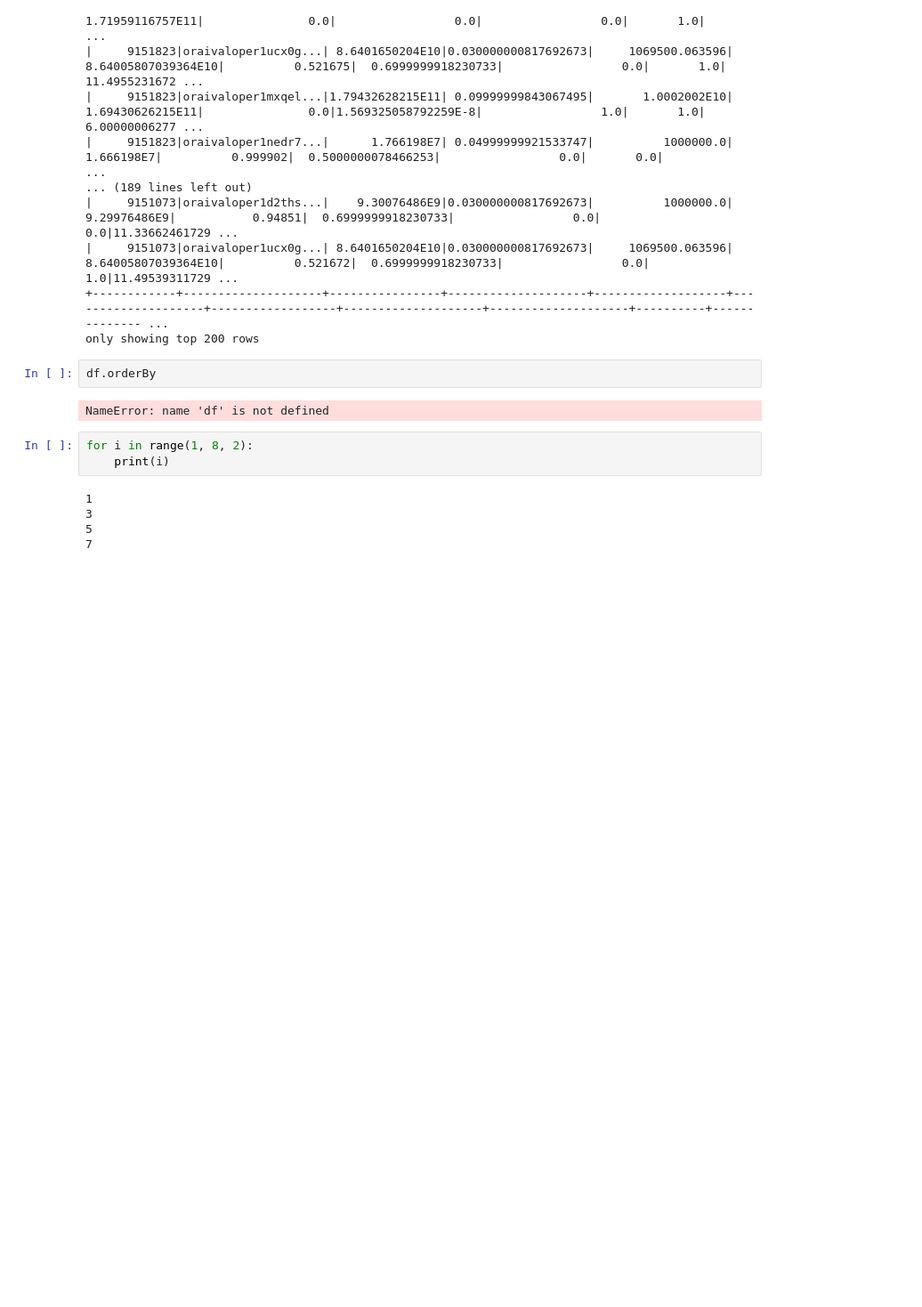
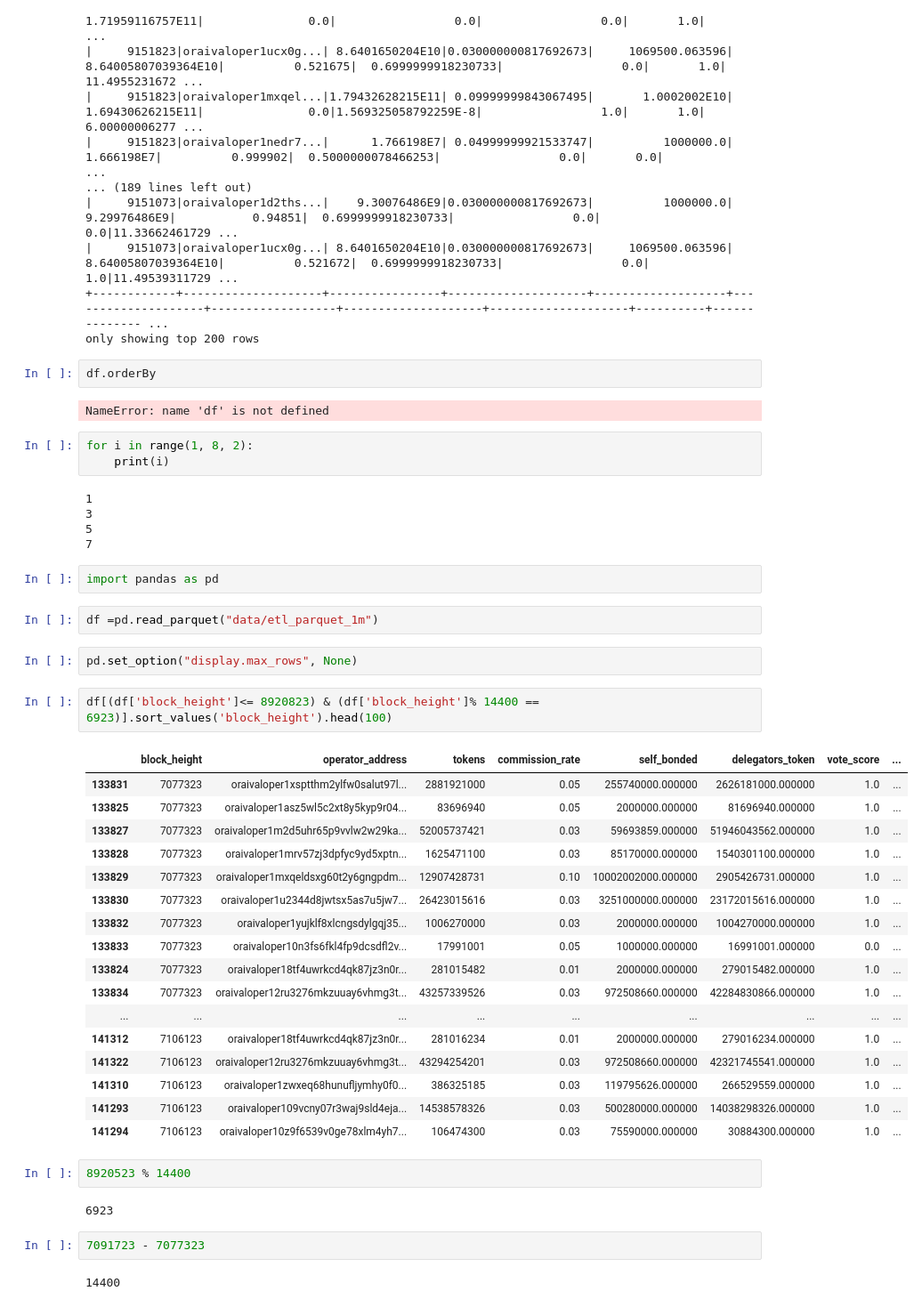
Before and after one commit to hainguyenhuy2002/orchai_validator, a Jupyter notebook: notebooks/01_test.ipynb, the cells around one changed output. Shown: that part at 89% size. Cells and saved outputs as stored; diff of their text form; blank space fills up the shorter version.

```diff
--- a/notebooks/01_test.ipynb
+++ b/notebooks/01_test.ipynb
@@ -319,3 +323,37 @@ for i in range(1, 8, 2):
 3
 5
 7
+# %%
+import pandas as pd
+# %%
+df =pd.read_parquet("data/etl_parquet_1m")
+# %%
+pd.set_option("display.max_rows", None)
+# %%
+df[(df['block_height']<= 8920823) & (df['block_height']% 14400 == 6923)].sort_values('block_height').head(100)
+# %% [output]
+|  | block_height | operator_address | tokens | commission_rate | self_bonded | delegators_token | vote_score | ... |
+| 133831 | 7077323 | oraivaloper1xsptthm2ylfw0salut97l... | 2881921000 | 0.05 | 255740000.000000 | 2626181000.000000 | 1.0 | ... |
+| 133825 | 7077323 | oraivaloper1asz5wl5c2xt8y5kyp9r04... | 83696940 | 0.05 | 2000000.000000 | 81696940.000000 | 1.0 | ... |
+| 133827 | 7077323 | oraivaloper1m2d5uhr65p9vvlw2w29ka... | 52005737421 | 0.03 | 59693859.000000 | 51946043562.000000 | 1.0 | ... |
+| 133828 | 7077323 | oraivaloper1mrv57zj3dpfyc9yd5xptn... | 1625471100 | 0.03 | 85170000.000000 | 1540301100.000000 | 1.0 | ... |
+| 133829 | 7077323 | oraivaloper1mxqeldsxg60t2y6gngpdm... | 12907428731 | 0.10 | 10002002000.000000 | 2905426731.000000 | 1.0 | ... |
+| 133830 | 7077323 | oraivaloper1u2344d8jwtsx5as7u5jw7... | 26423015616 | 0.03 | 3251000000.000000 | 23172015616.000000 | 1.0 | ... |
+| 133832 | 7077323 | oraivaloper1yujklf8xlcngsdylgqj35... | 1006270000 | 0.03 | 2000000.000000 | 1004270000.000000 | 1.0 | ... |
+| 133833 | 7077323 | oraivaloper10n3fs6fkl4fp9dcsdfl2v... | 17991001 | 0.05 | 1000000.000000 | 16991001.000000 | 0.0 | ... |
+| 133824 | 7077323 | oraivaloper18tf4uwrkcd4qk87jz3n0r... | 281015482 | 0.01 | 2000000.000000 | 279015482.000000 | 1.0 | ... |
+| 133834 | 7077323 | oraivaloper12ru3276mkzuuay6vhmg3t... | 43257339526 | 0.03 | 972508660.000000 | 42284830866.000000 | 1.0 | ... |
+| ... | ... | ... | ... | ... | ... | ... | ... | ... |
+| 141312 | 7106123 | oraivaloper18tf4uwrkcd4qk87jz3n0r... | 281016234 | 0.01 | 2000000.000000 | 279016234.000000 | 1.0 | ... |
+| 141322 | 7106123 | oraivaloper12ru3276mkzuuay6vhmg3t... | 43294254201 | 0.03 | 972508660.000000 | 42321745541.000000 | 1.0 | ... |
+| 141310 | 7106123 | oraivaloper1zwxeq68hunufljymhy0f0... | 386325185 | 0.03 | 119795626.000000 | 266529559.000000 | 1.0 | ... |
+| 141293 | 7106123 | oraivaloper109vcny07r3waj9sld4eja... | 14538578326 | 0.03 | 500280000.000000 | 14038298326.000000 | 1.0 | ... |
+| 141294 | 7106123 | oraivaloper10z9f6539v0ge78xlm4yh7... | 106474300 | 0.03 | 75590000.000000 | 30884300.000000 | 1.0 | ... |
+# %%
+8920523 % 14400
+# %% [output]
+6923
+# %%
+7091723 - 7077323
+# %% [output]
+14400
```
Also changed, not shown: parts of 1 cell of this notebook, 1 other file.
